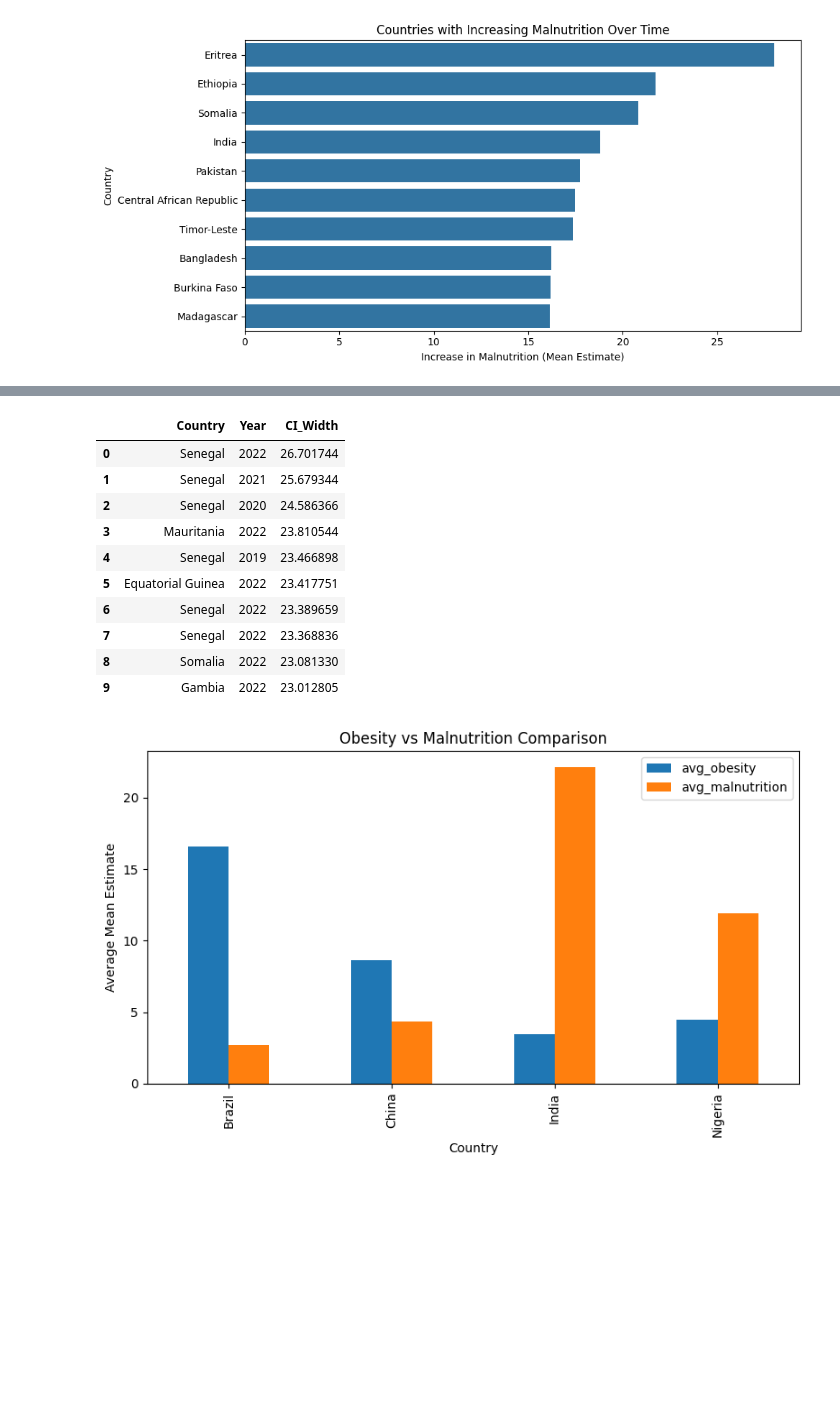
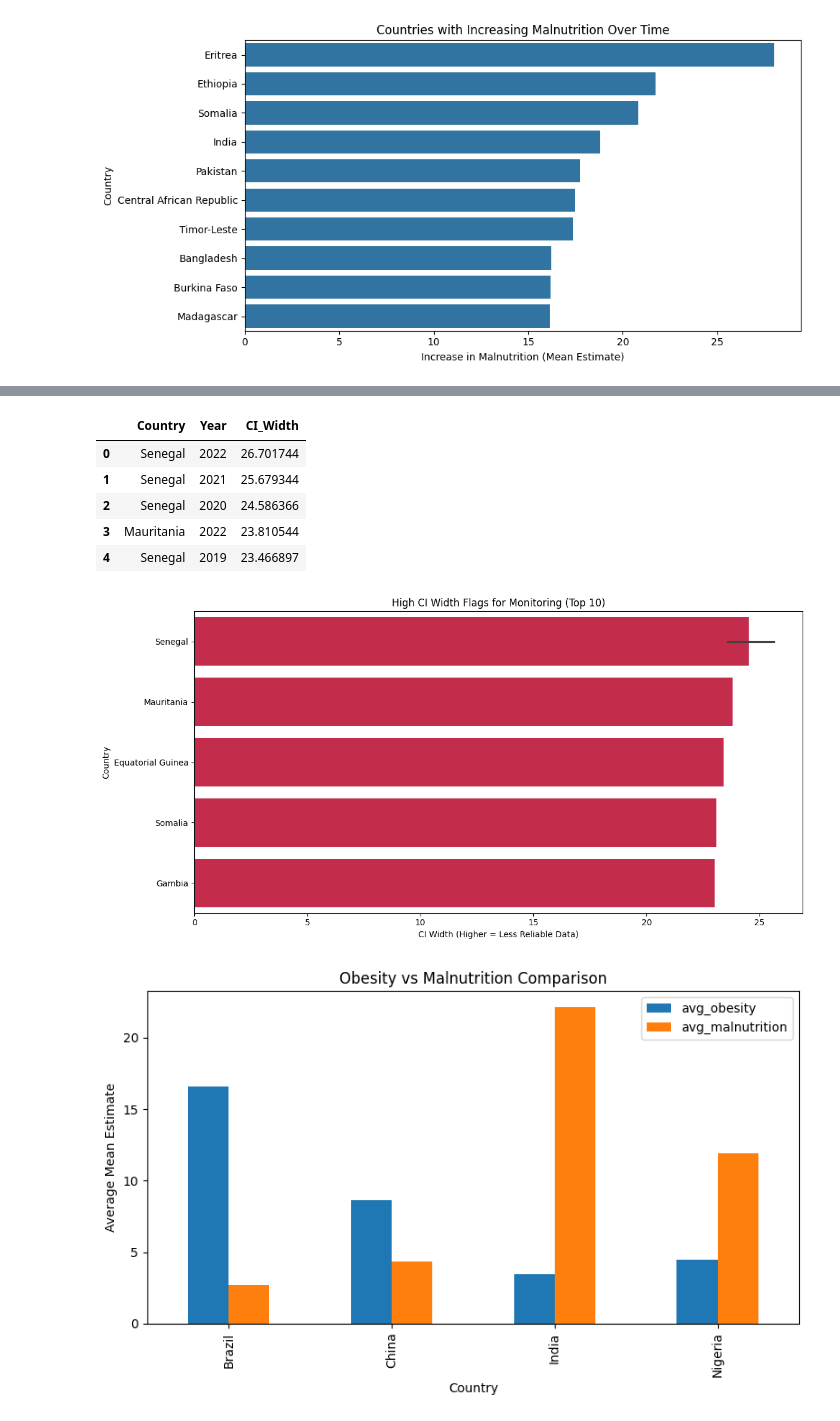
Before and after one commit to Aishwarya-byte21/Nutrition_Paradox_Obesity_Malnutrition, a Jupyter notebook: Nutrition_Paradox_Obesity_Malnutrition.ipynb, the cells around one changed output, grey strips where cells are left out. Cells and saved outputs as stored; diff of their text form; code cells hidden in the pictures; blank space fills up the shorter version.

```diff
--- a/Nutrition_Paradox_Obesity_Malnutrition.ipynb
+++ b/Nutrition_Paradox_Obesity_Malnutrition.ipynb
@@ -1078,32 +1346,49 @@ plt.show()
 # %%
 # Query 10: High CI_Width flags (CI_Width > 5)
 
 q10 = """
 SELECT
     Country,
     Year,
     CI_Width
 FROM malnutrition_powerbi
 WHERE CI_Width > 5
-ORDER BY CI_Width DESC
-LIMIT 10;
+ORDER BY CI_Width DESC;
 """
 
 df_q10 = pd.read_sql(q10, conn)
-
-df_q10
+df_q10.head()
 # %% [output]
 |  | Country | Year | CI_Width |
 | 0 | Senegal | 2022 | 26.701744 |
 | 1 | Senegal | 2021 | 25.679344 |
 | 2 | Senegal | 2020 | 24.586366 |
 | 3 | Mauritania | 2022 | 23.810544 |
-| 4 | Senegal | 2019 | 23.466898 |
-| 5 | Equatorial Guinea | 2022 | 23.417751 |
-| 6 | Senegal | 2022 | 23.389659 |
-| 7 | Senegal | 2022 | 23.368836 |
-| 8 | Somalia | 2022 | 23.081330 |
-| 9 | Gambia | 2022 | 23.012805 |
+| 4 | Senegal | 2019 | 23.466897 |
+# %%
+import seaborn as sns
+import matplotlib.pyplot as plt
+
+# Take top 10 highest CI_Width for clarity
+df_q10_plot = df_q10.sort_values("CI_Width", ascending=False).head(10)
+
+plt.figure(figsize=(12,6))
+
+sns.barplot(
+    data=df_q10_plot,
+    x="CI_Width",
+    y="Country",
+    color="crimson"
+)
+
+plt.title("High CI Width Flags for Monitoring (Top 10)")
+plt.xlabel("CI Width (Higher = Less Reliable Data)")
+plt.ylabel("Country")
+
+plt.tight_layout()
+plt.show()
+# %% [output]
+[figure, added]
 # %%
 #Combined query
 # %%
```
Also changed, not shown: parts of 61 cells of this notebook.
